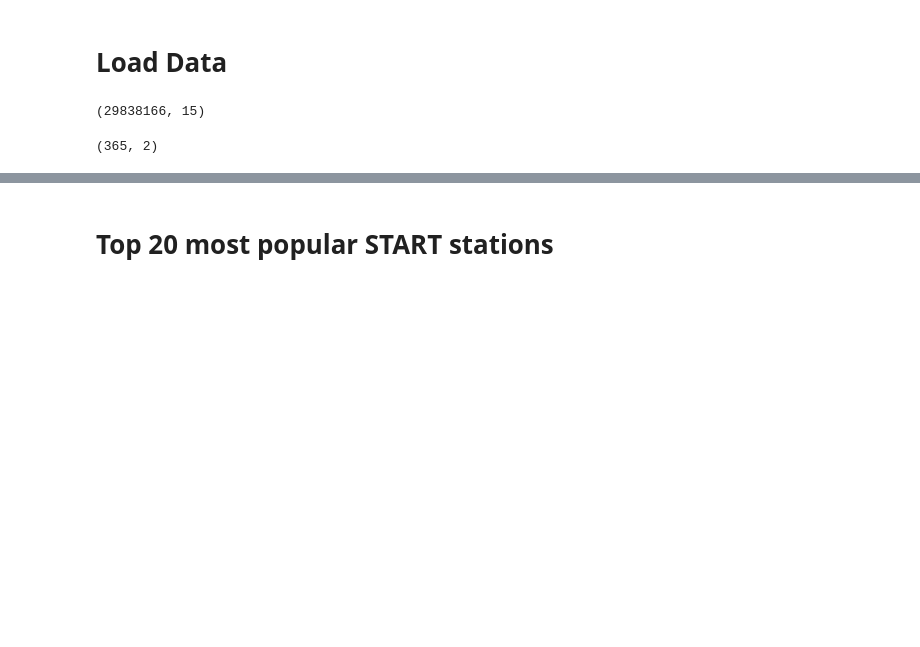
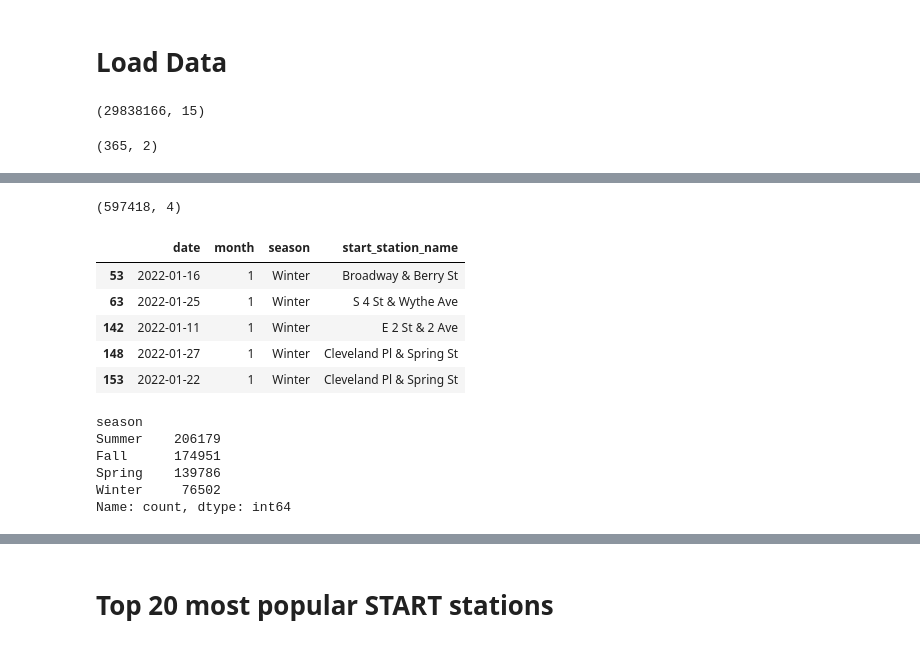
Before and after one commit to stephenhelvig/citibike-strategy-dashboard, a Jupyter notebook: notebooks/8.6 Creating Dashboards with Python.ipynb, the cells around one changed output, grey strips where cells are left out. Drawn from its saved outputs; the diff is of its cells as text; code cells hidden in the pictures; blank space fills up the shorter version.

```diff
--- a/notebooks/8.6 Creating Dashboards with Python.ipynb
+++ b/notebooks/8.6 Creating Dashboards with Python.ipynb
@@ -41,0 +107,27 @@ daily.shape
+# %%
+np.random.seed(32)
+keep_mask = np.random.rand(len(stations_df)) <= 0.02
+
+stations_sample = stations_df[keep_mask].copy()
+
+stations_sample.shape
+# %% [output]
+(597418, 4)
+# %%
+stations_sample.head()
+# %% [output]
+|  | date | month | season | start_station_name |
+| 53 | 2022-01-16 | 1 | Winter | Broadway & Berry St |
+| 63 | 2022-01-25 | 1 | Winter | S 4 St & Wythe Ave |
+| 142 | 2022-01-11 | 1 | Winter | E 2 St & 2 Ave |
+| 148 | 2022-01-27 | 1 | Winter | Cleveland Pl & Spring St |
+| 153 | 2022-01-22 | 1 | Winter | Cleveland Pl & Spring St |
+# %%
+stations_sample["season"].value_counts(dropna=False)
+# %% [output]
+season
+Summer    206179
+Fall      174951
+Spring    139786
+Winter     76502
+Name: count, dtype: int64
```
Also changed, not shown: parts of 13 cells of this notebook, 13 other files.
